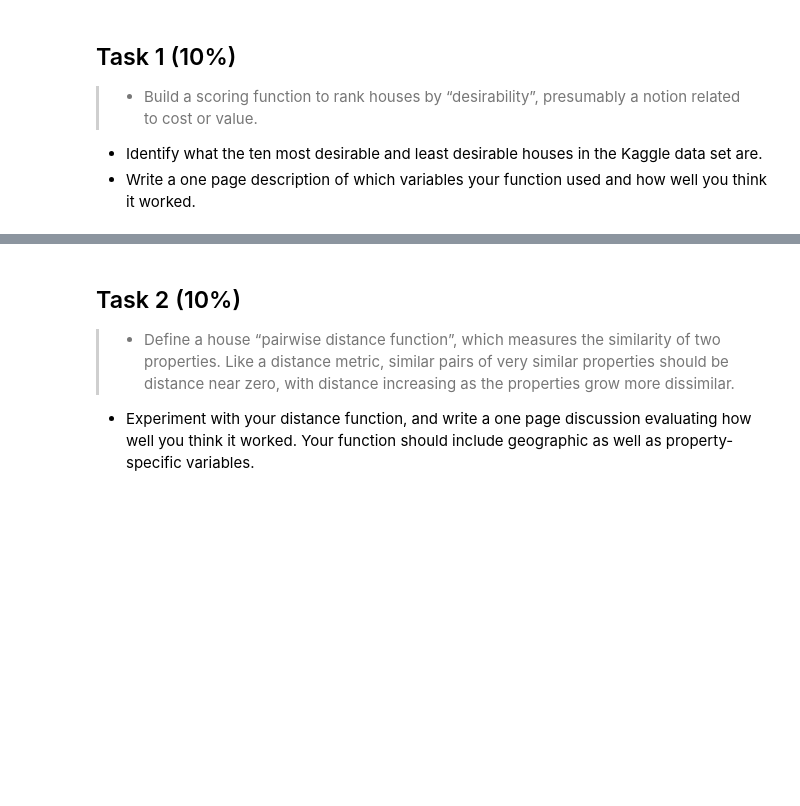
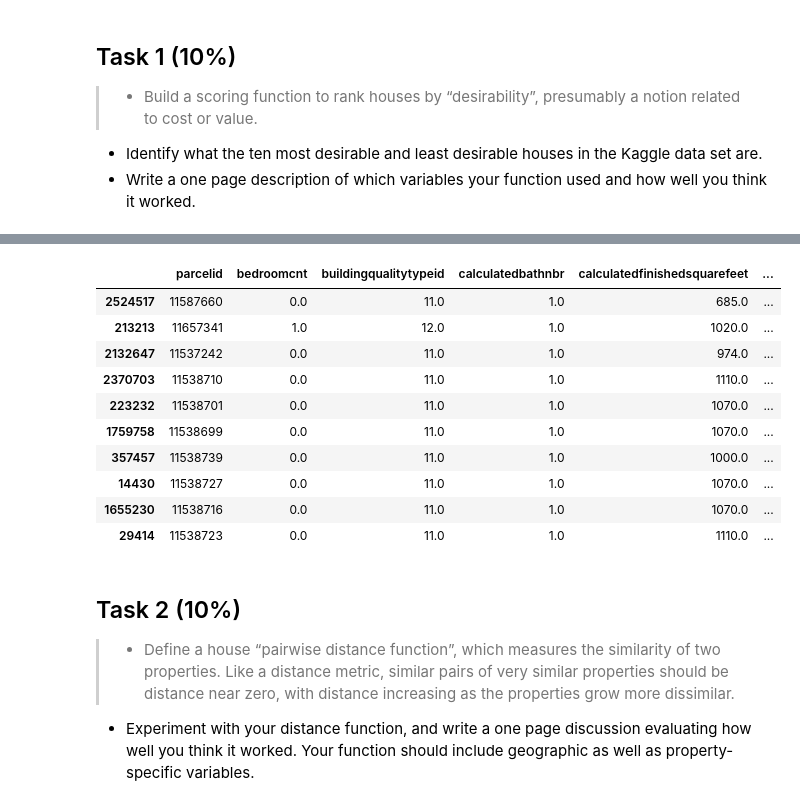
Before and after one commit to trungnguyencs/Automatic-Singing-Evaluation, a Jupyter notebook: HW3/HW3.ipynb, the cells around one changed output, grey strips where cells are left out. Saved outputs shown, nothing was run; the diff lists cells and outputs as text; code cells hidden in the pictures; blank space fills up the shorter version.

```diff
--- a/HW3/HW3.ipynb
+++ b/HW3/HW3.ipynb
@@ -69,3 +147,17 @@ dtype: object
+# %%
+df_dropped1_sorted.nsmallest(10, 'Rank')
+# %% [output]
+|  | parcelid | bedroomcnt | buildingqualitytypeid | calculatedbathnbr | calculatedfinishedsquarefeet | ... |
+| 2524517 | 11587660 | 0.0 | 11.0 | 1.0 | 685.0 | ... |
+| 213213 | 11657341 | 1.0 | 12.0 | 1.0 | 1020.0 | ... |
+| 2132647 | 11537242 | 0.0 | 11.0 | 1.0 | 974.0 | ... |
+| 2370703 | 11538710 | 0.0 | 11.0 | 1.0 | 1110.0 | ... |
+| 223232 | 11538701 | 0.0 | 11.0 | 1.0 | 1070.0 | ... |
+| 1759758 | 11538699 | 0.0 | 11.0 | 1.0 | 1070.0 | ... |
+| 357457 | 11538739 | 0.0 | 11.0 | 1.0 | 1000.0 | ... |
+| 14430 | 11538727 | 0.0 | 11.0 | 1.0 | 1070.0 | ... |
+| 1655230 | 11538716 | 0.0 | 11.0 | 1.0 | 1070.0 | ... |
+| 29414 | 11538723 | 0.0 | 11.0 | 1.0 | 1110.0 | ... |
 # %% [markdown]
 ## Task 2 (10%)
 
```
Also changed, not shown: parts of 13 cells of this notebook, 6 other files.
